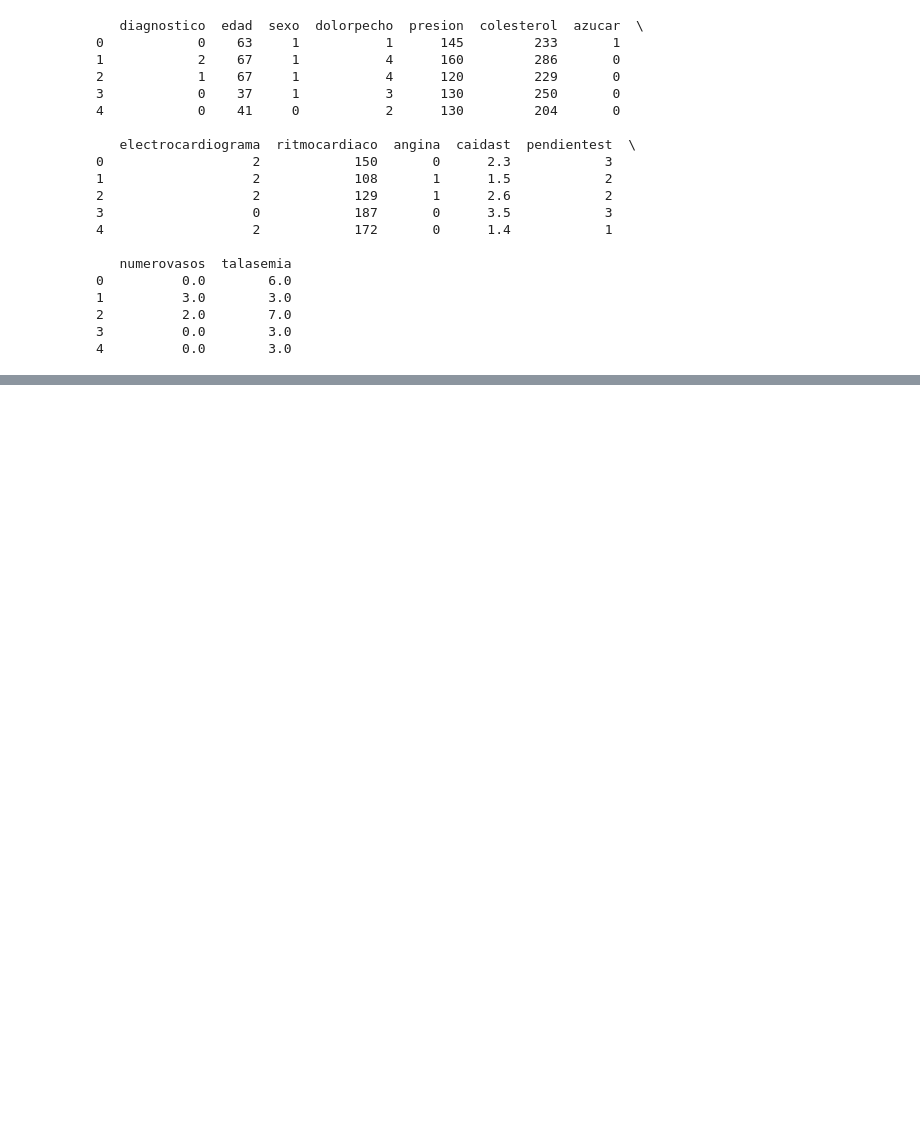
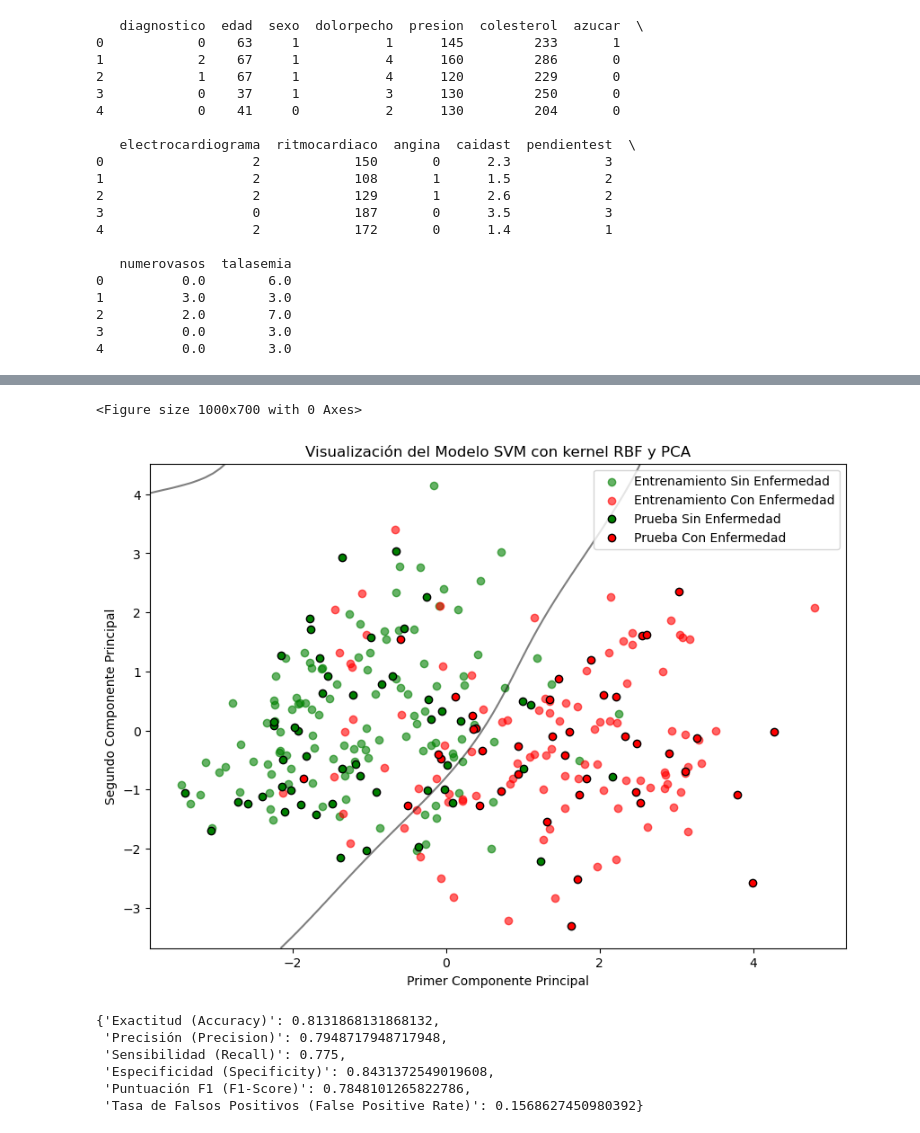
Before and after one commit to rogon666/UMSA, a Jupyter notebook: AIMLDL/Python scripts/AIMLDL_0304.ipynb, the cells around one changed output, grey strips where cells are left out. Cells and saved outputs as stored; diff of their text form; code cells hidden in the pictures; blank space fills up the shorter version.

```diff
--- a/AIMLDL/Python scripts/AIMLDL_0304.ipynb
+++ b/AIMLDL/Python scripts/AIMLDL_0304.ipynb
@@ -230,7 +230,7 @@ resultados
 # %%
 # Entrenar el modelo SVM con kernel 'rbf' en el espacio reducido
-modelo_rbf = SVC(kernel='',
-                 random_state=)
+modelo_rbf = SVC(kernel='rbf',
+                 random_state=semilla)
 modelo_rbf.fit(X_train_pca, y_train)
 
 # Predicciones en el espacio reducido
@@ -282,33 +282,42 @@ FP = conf_matrix[0, 1]
 FN = conf_matrix[1, 0]
 
 # Exactitud (Accuracy)
 accuracy = (TP + TN) / float(TP + TN + FP + FN)
 
 # Precisión (Precision)
 precision = TP / float(TP + FP)
 
 # Sensibilidad (Recall)
 recall = TP / float(TP + FN)
 
 # Especificidad (Specificity)
 specificity = TN / float(TN + FP)
 
 # Puntuación F1 (F1-Score)
 f1_score = 2 * (precision * recall) / (precision + recall)
 
 # Tasa de Falsos Positivos (False Positive Rate)
 false_positive_rate = FP / float(FP + TN)
 
 # Mostrar los resultados con etiquetas
 resultados = {
     "Exactitud (Accuracy)": accuracy,
     "Precisión (Precision)": precision,
     "Sensibilidad (Recall)": recall,
     "Especificidad (Specificity)": specificity,
     "Puntuación F1 (F1-Score)": f1_score,
     "Tasa de Falsos Positivos (False Positive Rate)": false_positive_rate
 }
 resultados
+# %% [output]
+<Figure size 1000x700 with 0 Axes>
+[figure, added]
+{'Exactitud (Accuracy)': 0.8131868131868132,
+ 'Precisión (Precision)': 0.7948717948717948,
+ 'Sensibilidad (Recall)': 0.775,
+ 'Especificidad (Specificity)': 0.8431372549019608,
+ 'Puntuación F1 (F1-Score)': 0.7848101265822786,
+ 'Tasa de Falsos Positivos (False Positive Rate)': 0.1568627450980392}
 # %%
 # Entrenar el modelo SVM con kernel polinomial en el espacio reducido
 modelo_poly = SVC(kernel='poly',
```
Also changed, not shown: parts of 6 cells of this notebook, 8 other files.
